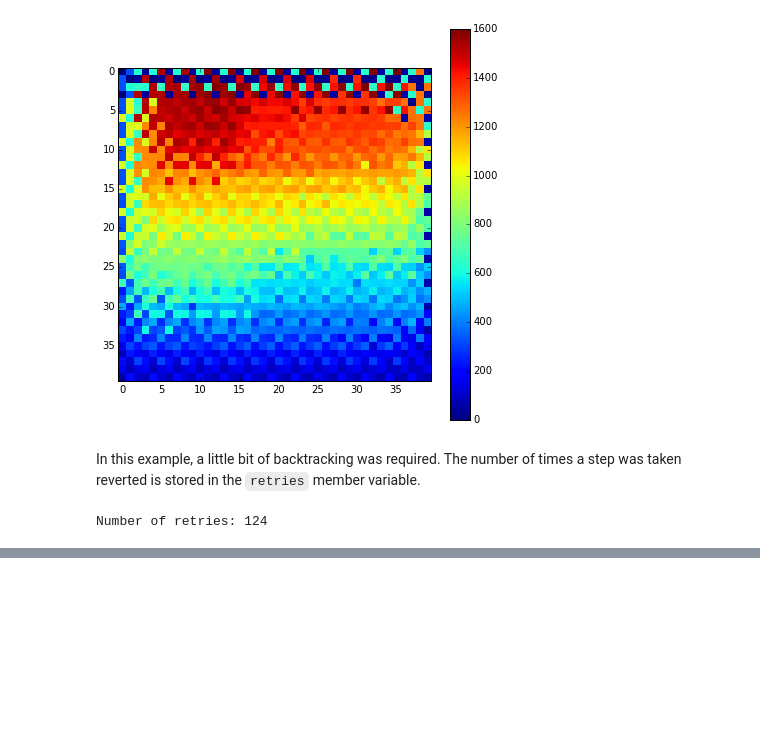
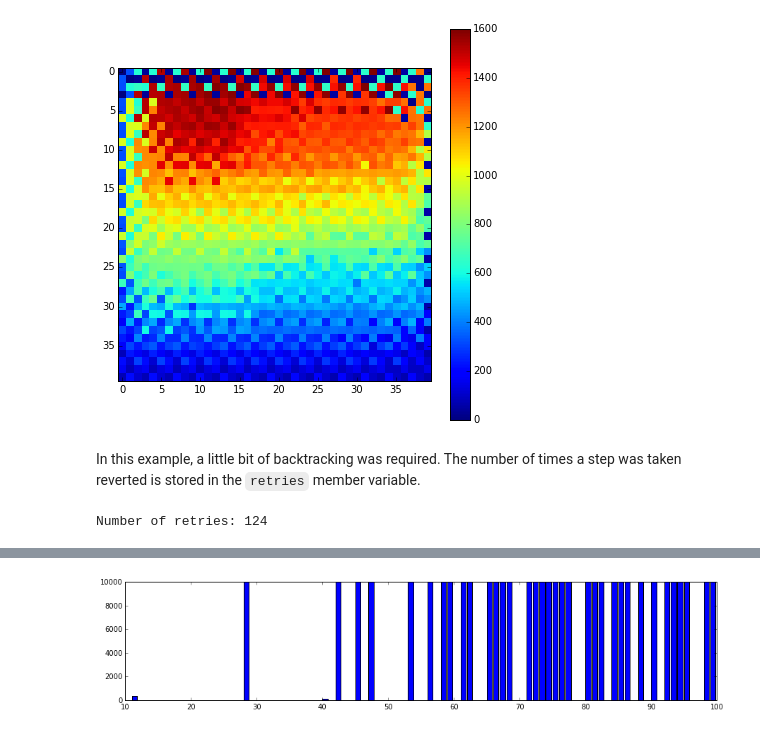
Before and after one commit to jfjlaros/hamilton, a Jupyter notebook: heatmap.ipynb, the cells around one changed output, grey strips where cells are left out. Drawn from its saved outputs; the diff is of its cells as text; code cells hidden in the pictures; blank space fills up the shorter version.

```diff
--- a/heatmap.ipynb
+++ b/heatmap.ipynb
@@ -80,0 +113,5 @@ Number of retries: 124
+# %%
+values = easyness(domain, 'spider.yml', False, 10000)
+bar(domain, values);
+# %% [output]
+[figure, added]
```
Also changed, not shown: parts of 18 cells of this notebook, 2 other files.
